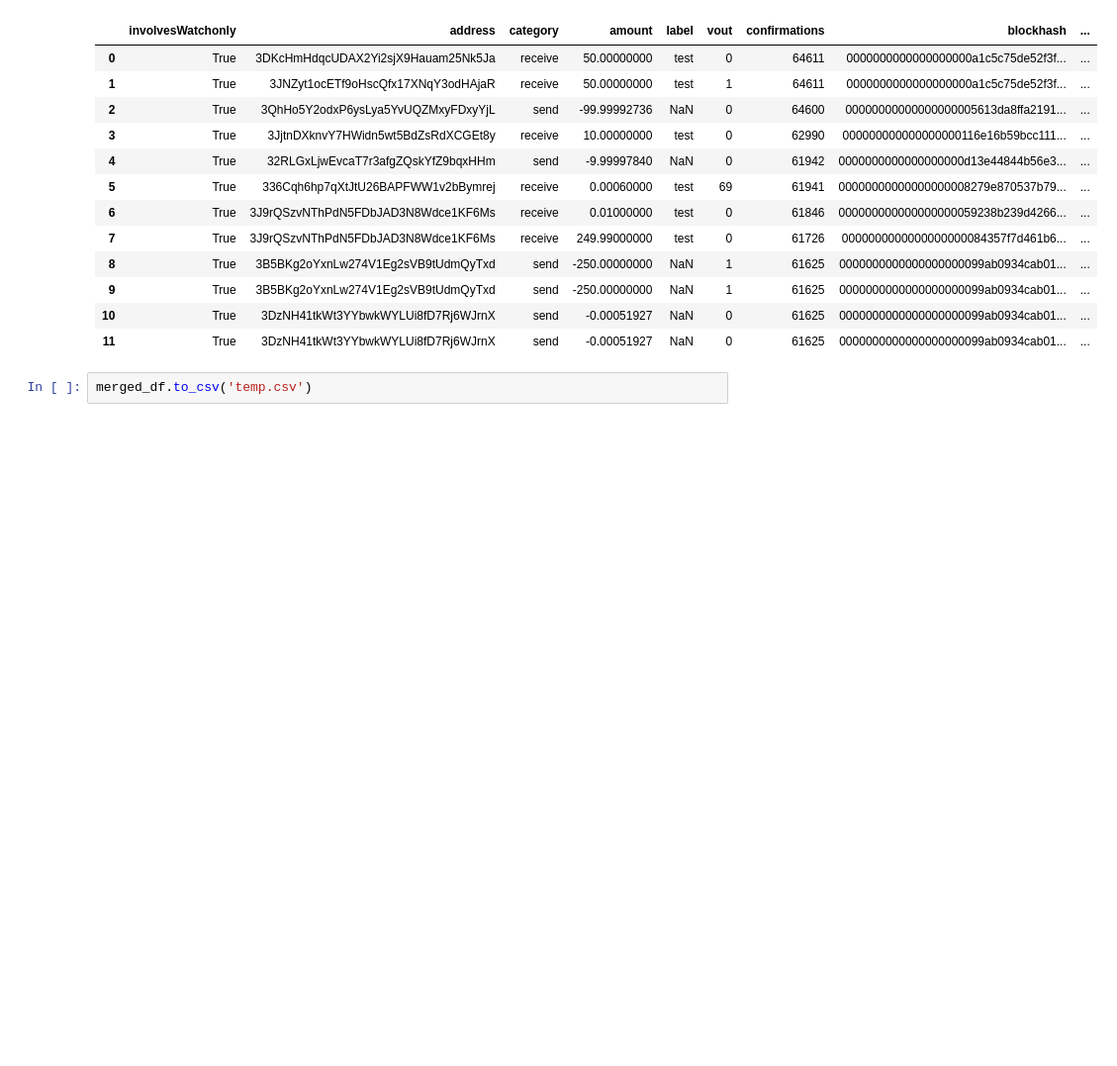
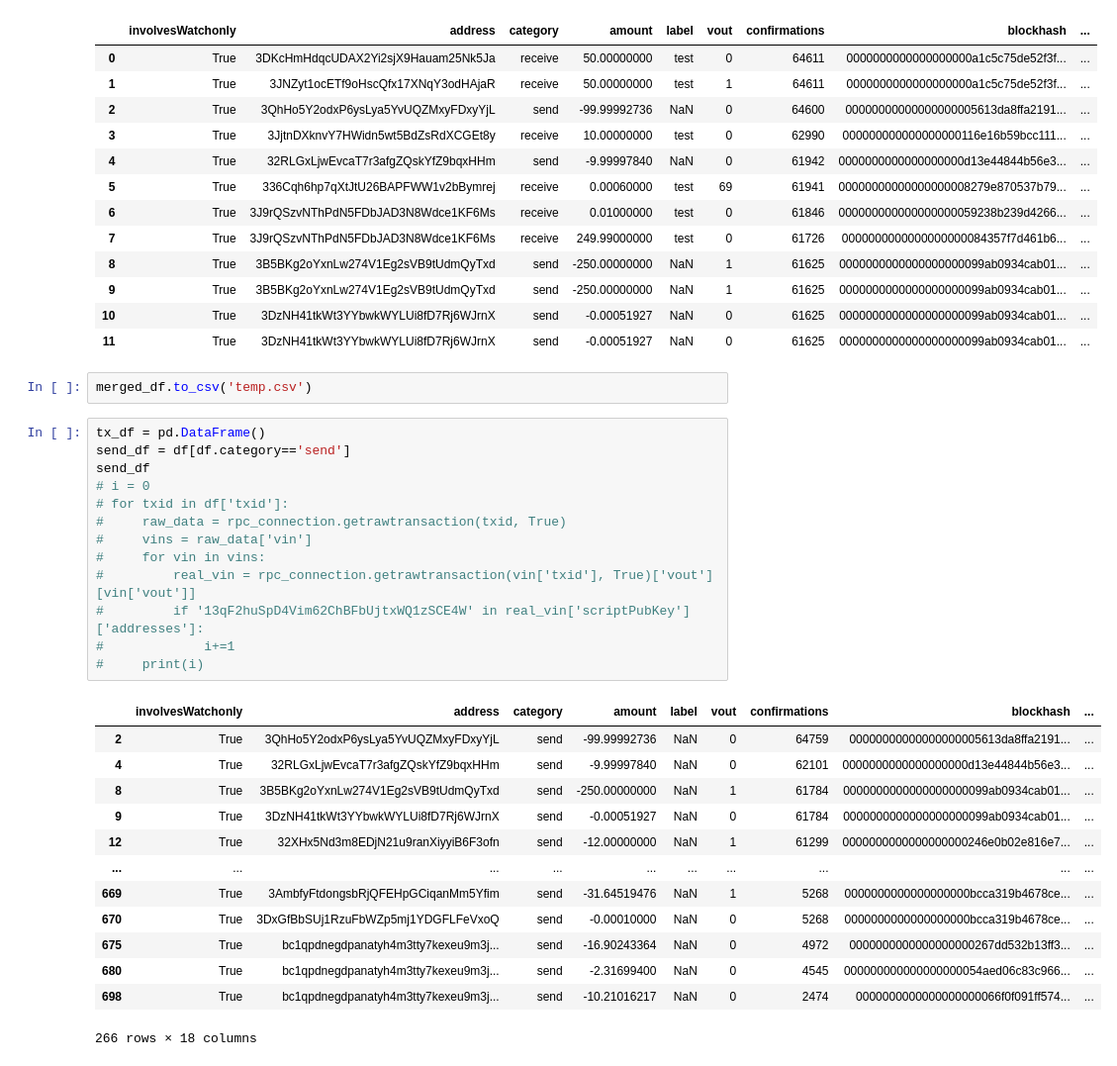
Before and after one commit to TantraLabs/monitor-btc-addrs, a Jupyter notebook: rpc_method/rpc_data.ipynb, the cells around one changed output. Shown at 99% size. Drawn from its saved outputs; the diff is of its cells as text; blank space fills up the shorter version.

```diff
--- a/rpc_method/rpc_data.ipynb
+++ b/rpc_method/rpc_data.ipynb
@@ -106,3 +175,30 @@ merged_df
 | 11 | True | 3DzNH41tkWt3YYbwkWYLUi8fD7Rj6WJrnX | send | -0.00051927 | NaN | 0 | 61625 | 0000000000000000000099ab0934cab01... | ... |
 # %%
 merged_df.to_csv('temp.csv')
+# %%
+tx_df = pd.DataFrame()
+send_df = df[df.category=='send']
+send_df
+# i = 0
+# for txid in df['txid']:
+#     raw_data = rpc_connection.getrawtransaction(txid, True)
+#     vins = raw_data['vin']
+#     for vin in vins:
+#         real_vin = rpc_connection.getrawtransaction(vin['txid'], True)['vout'][vin['vout']]
+#         if '13qF2huSpD4Vim62ChBFbUjtxWQ1zSCE4W' in real_vin['scriptPubKey']['addresses']:
+#             i+=1
+#     print(i)
+# %% [output]
+|  | involvesWatchonly | address | category | amount | label | vout | confirmations | blockhash | ... |
+| 2 | True | 3QhHo5Y2odxP6ysLya5YvUQZMxyFDxyYjL | send | -99.99992736 | NaN | 0 | 64759 | 00000000000000000005613da8ffa2191... | ... |
+| 4 | True | 32RLGxLjwEvcaT7r3afgZQskYfZ9bqxHHm | send | -9.99997840 | NaN | 0 | 62101 | 0000000000000000000d13e44844b56e3... | ... |
+| 8 | True | 3B5BKg2oYxnLw274V1Eg2sVB9tUdmQyTxd | send | -250.00000000 | NaN | 1 | 61784 | 0000000000000000000099ab0934cab01... | ... |
+| 9 | True | 3DzNH41tkWt3YYbwkWYLUi8fD7Rj6WJrnX | send | -0.00051927 | NaN | 0 | 61784 | 0000000000000000000099ab0934cab01... | ... |
+| 12 | True | 32XHx5Nd3m8EDjN21u9ranXiyyiB6F3ofn | send | -12.00000000 | NaN | 1 | 61299 | 0000000000000000000246e0b02e816e7... | ... |
+| ... | ... | ... | ... | ... | ... | ... | ... | ... | ... |
+| 669 | True | 3AmbfyFtdongsbRjQFEHpGCiqanMm5Yfim | send | -31.64519476 | NaN | 1 | 5268 | 0000000000000000000bcca319b4678ce... | ... |
+| 670 | True | 3DxGfBbSUj1RzuFbWZp5mj1YDGFLFeVxoQ | send | -0.00010000 | NaN | 0 | 5268 | 0000000000000000000bcca319b4678ce... | ... |
+| 675 | True | bc1qpdnegdpanatyh4m3tty7kexeu9m3j... | send | -16.90243364 | NaN | 0 | 4972 | 0000000000000000000267dd532b13ff3... | ... |
+| 680 | True | bc1qpdnegdpanatyh4m3tty7kexeu9m3j... | send | -2.31699400 | NaN | 0 | 4545 | 000000000000000000054aed06c83c966... | ... |
+| 698 | True | bc1qpdnegdpanatyh4m3tty7kexeu9m3j... | send | -10.21016217 | NaN | 0 | 2474 | 0000000000000000000066f0f091ff574... | ... |
+266 rows × 18 columns
```
Also changed, not shown: parts of 6 cells of this notebook, 1 other file.
